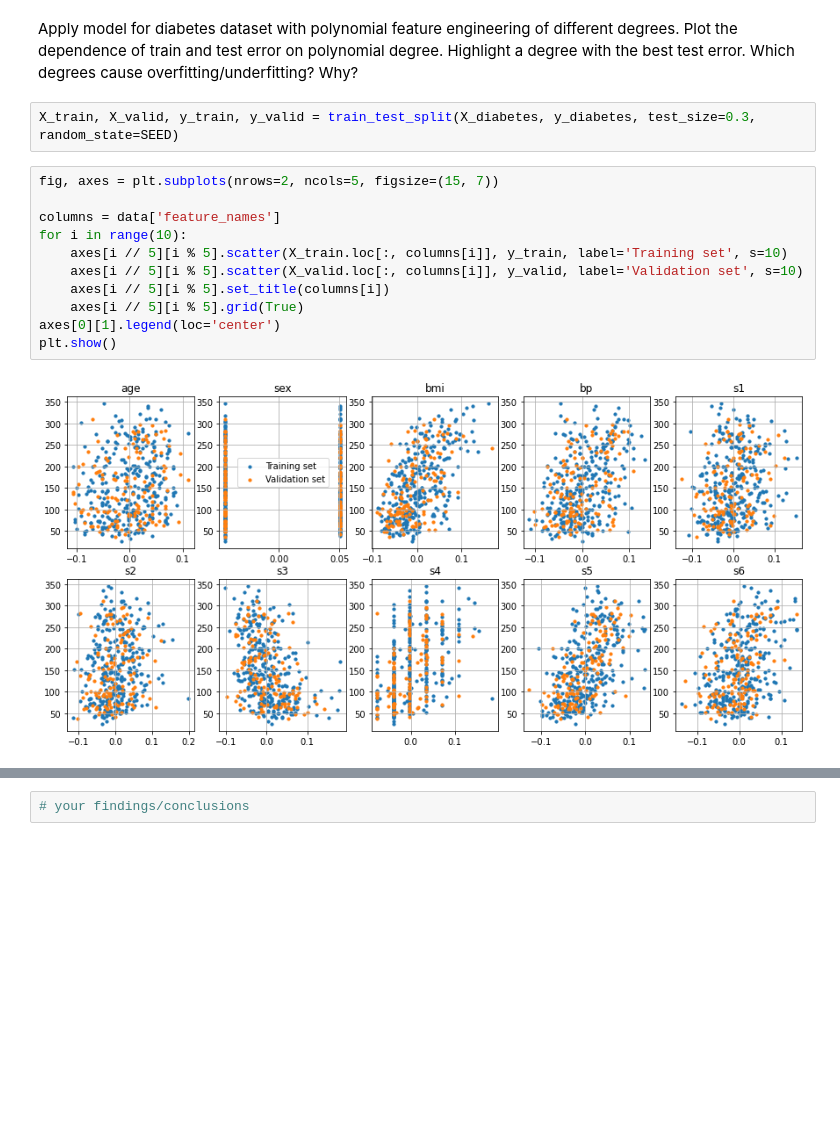
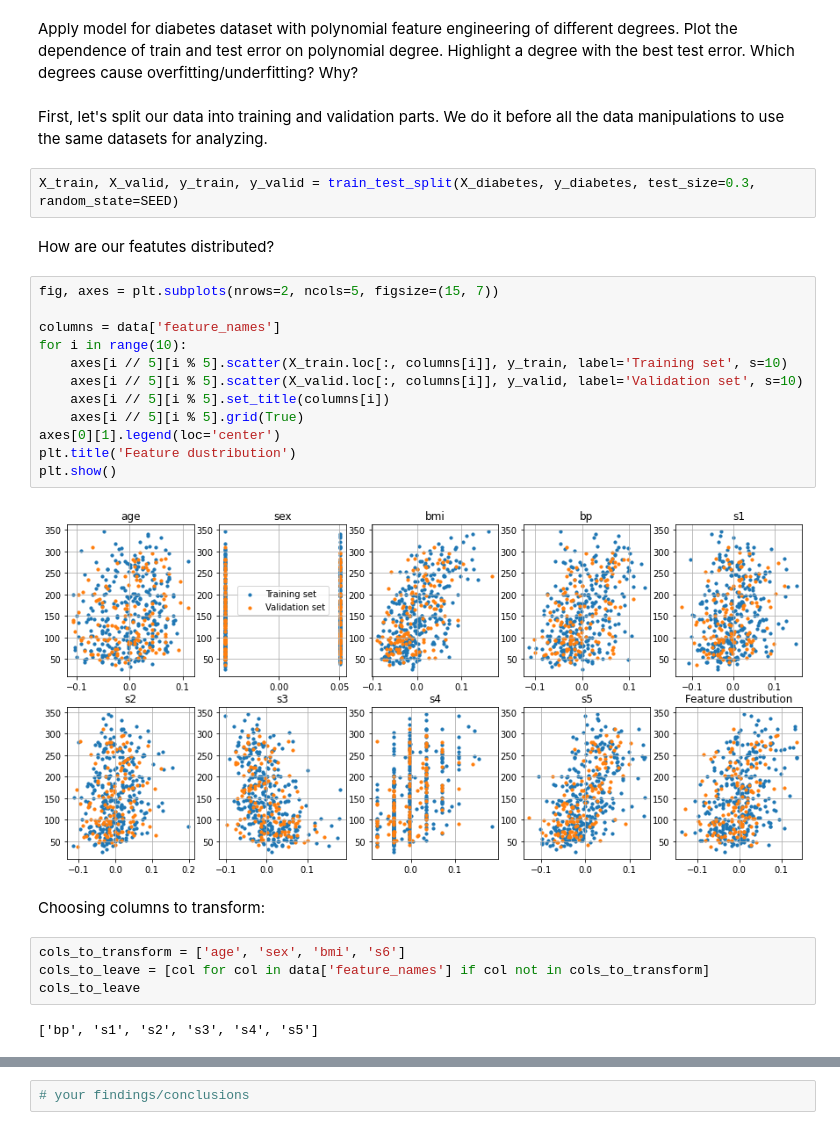
Before and after one commit to kesepkina/RS-School-Machine-Learning-course, a Jupyter notebook: 4_Overfitting_Regularization.ipynb, the cells around one changed output, grey strips where cells are left out. Drawn from its saved outputs; the diff is of its cells as text; blank space fills up the shorter version.

```diff
--- a/4_Overfitting_Regularization.ipynb
+++ b/4_Overfitting_Regularization.ipynb
@@ -368,18 +379,31 @@ Bradley Efron, Trevor Hastie, Iain Johnstone and Robert Tibshirani (2004) "Least
 (https://web.stanford.edu/~hastie/Papers/LARS/LeastAngle_2002.pdf)
 # %% [markdown]
 Apply model for diabetes dataset with polynomial feature engineering of different degrees. Plot the dependence of train and test error on polynomial degree. Highlight a degree with the best test error. Which degrees cause overfitting/underfitting? Why?
+# %% [markdown]
+First, let's split our data into training and validation parts. We do it before all the data manipulations to use the same datasets for analyzing.
 # %%
 X_train, X_valid, y_train, y_valid = train_test_split(X_diabetes, y_diabetes, test_size=0.3, random_state=SEED)
+# %% [markdown]
+How are our featutes distributed?
 # %%
 fig, axes = plt.subplots(nrows=2, ncols=5, figsize=(15, 7))
 
 columns = data['feature_names']
 for i in range(10):
     axes[i // 5][i % 5].scatter(X_train.loc[:, columns[i]], y_train, label='Training set', s=10)
     axes[i // 5][i % 5].scatter(X_valid.loc[:, columns[i]], y_valid, label='Validation set', s=10)
     axes[i // 5][i % 5].set_title(columns[i])
     axes[i // 5][i % 5].grid(True)
 axes[0][1].legend(loc='center')
+plt.title('Feature dustribution')
 plt.show()
 # %% [output]
-[figure, old version]
+[figure, new version]
+# %% [markdown]
+Choosing columns to transform:
+# %%
+cols_to_transform = ['age', 'sex', 'bmi', 's6']
+cols_to_leave = [col for col in data['feature_names'] if col not in cols_to_transform]
+cols_to_leave
+# %% [output]
+['bp', 's1', 's2', 's3', 's4', 's5']
```
Also changed, not shown: parts of 67 cells of this notebook, 1 other file.
